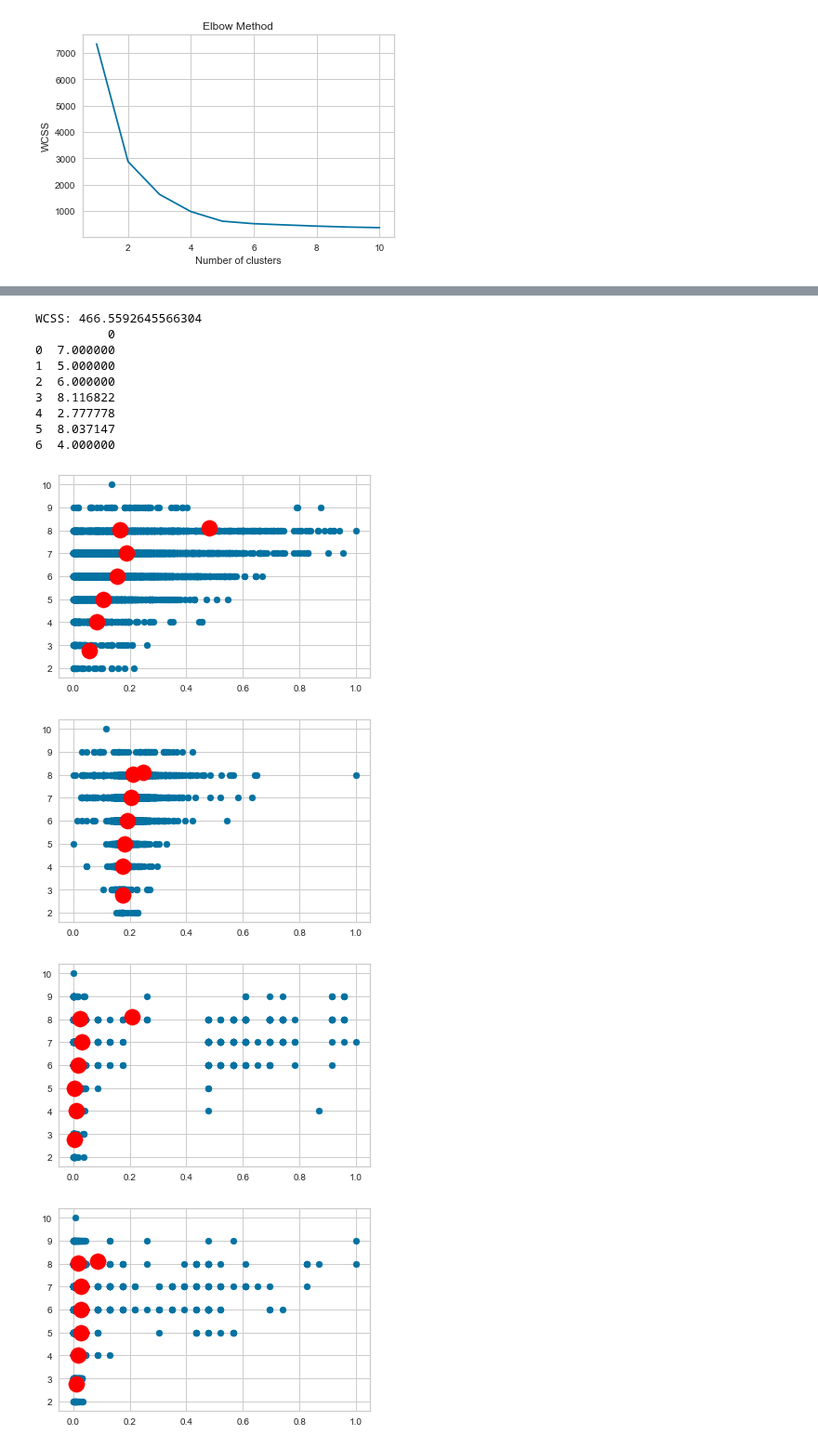
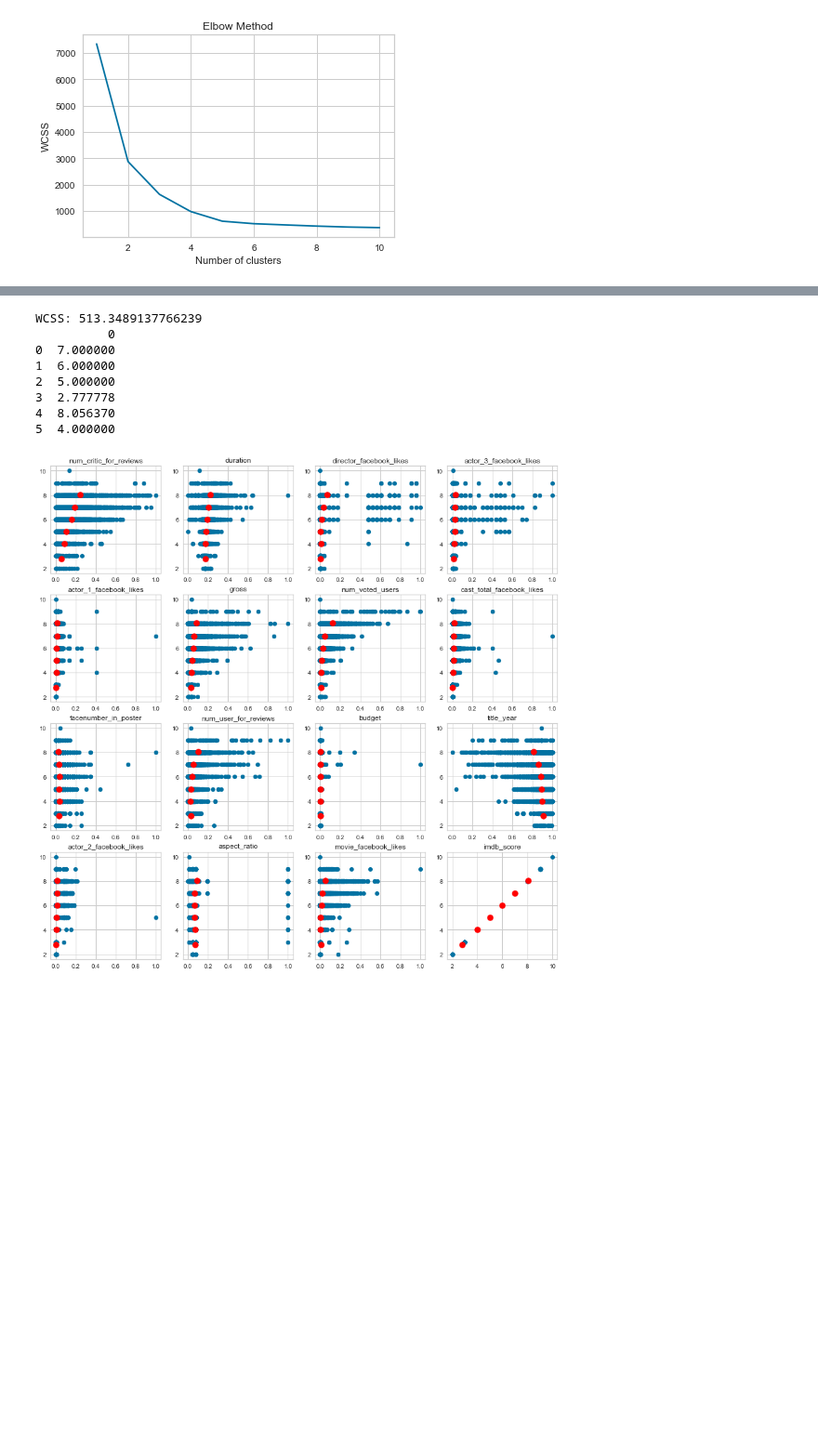
Before and after one commit to tontan2545/Big-Data-and-Artificial-Intelligence, a Jupyter notebook: W7_K_Means_KNN/HW_7_KMeans.ipynb, the cells around one changed output, grey strips where cells are left out. Shown at 93% size. Drawn from its saved outputs; the diff is of its cells as text; code cells hidden in the pictures; blank space fills up the shorter version.

Commit message:
set random_state = 0

```diff
--- a/W7_K_Means_KNN/HW_7_KMeans.ipynb
+++ b/W7_K_Means_KNN/HW_7_KMeans.ipynb
@@ -285,3 +285,7 @@ plt.ylabel('WCSS')
 plt.show()
 # %% [output]
 [figure]
+# %%
+visualizer = KElbowVisualizer(KMeans(random_state=0), k=(2,10))
+visualizer.fit(X_norm)
+visualizer.show()
@@ -313,23 +320,23 @@ Silhouette Score (n=10) : 0.5418506606290621
 # %%
-km = KMeans(n_clusters=7, random_state=0)
+km = KMeans(n_clusters=6, random_state=0)
 km.fit(X_norm)
 print('WCSS: '+str(km.inertia_))
 print(pd.DataFrame(km.cluster_centers_[:,-1]))
+fig, ax = plt.subplots(4,4, figsize=(15,15))
 for i in X_norm.columns:
-  plt.scatter(X_norm[i], X_norm["imdb_score"])
-  plt.scatter(km.cluster_centers_[:, X_norm.columns.get_loc(i)], km.cluster_centers_[:, X_norm.columns.get_loc("imdb_score")], s=300, c='red')
-  plt.show()
+  idx = X_norm.columns.get_loc(i)
+  ax[idx//4, idx%4].scatter(X_norm[i], X_norm["imdb_score"])
+  ax[idx//4, idx%4].scatter(km.cluster_centers_[:, X_norm.columns.get_loc(i)], km.cluster_centers_[:, X_norm.columns.get_loc("imdb_score")], s=100, c='red')
+  ax[idx//4, idx%4].set_title(i)
+plt.show()
+plt.scatter
 # %% [output]
-WCSS: 466.5592645566304
+WCSS: 513.3489137766239
           0
 0  7.000000
-1  5.000000
-2  6.000000
-3  8.116822
-4  2.777778
-5  8.037147
-6  4.000000
+1  6.000000
+2  5.000000
+3  2.777778
+4  8.056370
+5  4.000000
-[figure, old version]
+[figure, new version]
-[figure, removed]
-[figure, removed]
-[figure, removed]
```
Also changed, not shown: parts of 3 cells of this notebook, 2 other files.
